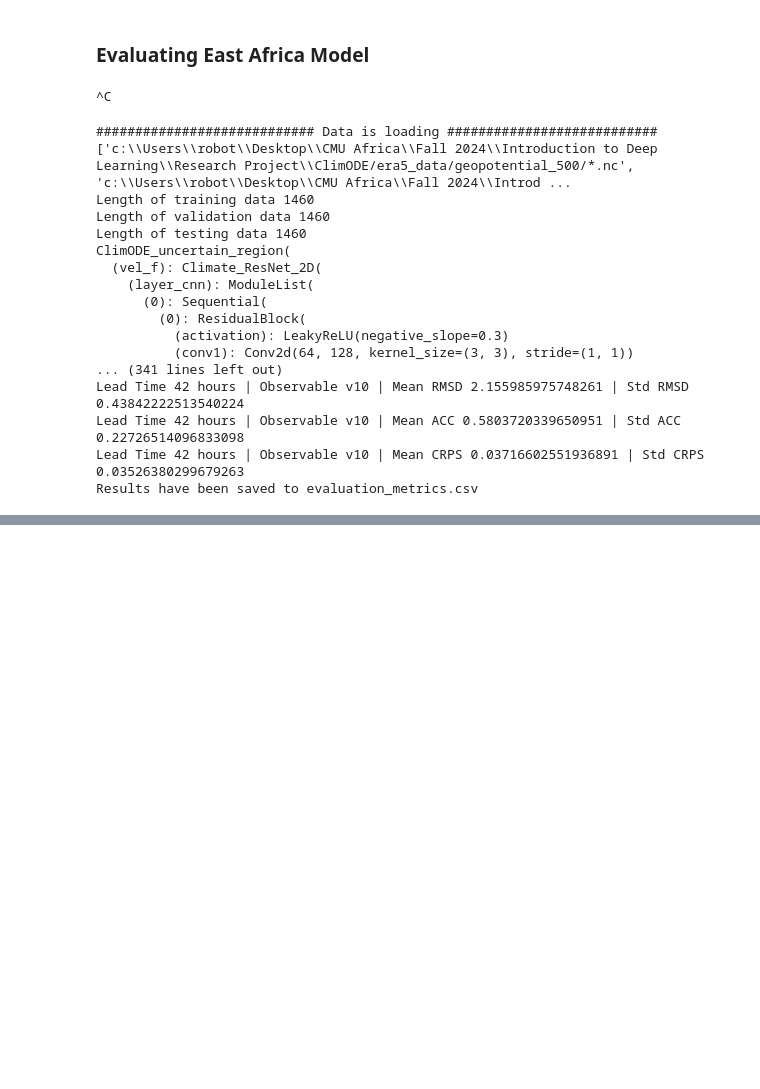
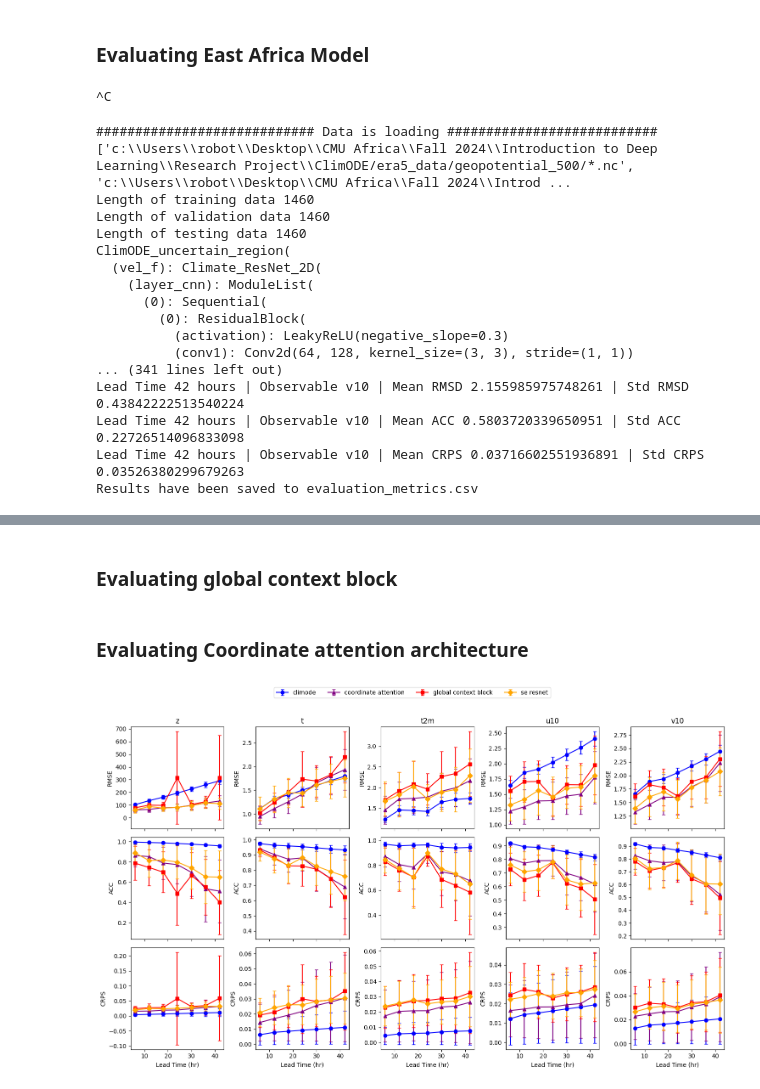
Before and after one commit to Kira-Floris/ClimODE, a Jupyter notebook: evaluation_notebook.ipynb, the cells around one changed output, grey strips where cells are left out. Cells and saved outputs as stored; diff of their text form; code cells hidden in the pictures; blank space fills up the shorter version.

```diff
--- a/evaluation_notebook.ipynb
+++ b/evaluation_notebook.ipynb
@@ -24 +49,3 @@ Results have been saved to evaluation_metrics.csv
+# %% [markdown]
+### Evaluating global context block
 # %%
@@ -25,0 +53,2 @@ Results have been saved to evaluation_metrics.csv
+# %% [markdown]
+### Evaluating Coordinate attention architecture
@@ -25,0 +57,73 @@ Results have been saved to evaluation_metrics.csv
+# %%
+import pandas as pd
+import matplotlib.pyplot as plt
+import numpy as np
+
+# Helper function to plot RMSE, ACC, and CRPS for a given dataset
+def plot_metrics(data, model_name, ax_rmse, ax_acc, ax_crps, color, marker):
+    observables = data['Observable'].unique()
+    lead_times = sorted(data['Lead Time (hours)'].unique())
+
+    for i, obs in enumerate(observables):
+        obs_data = data[data['Observable'] == obs]
+        # Plot RMSE
+        ax_rmse[i].errorbar(
+            lead_times, obs_data['Mean RMSD'], yerr=obs_data['Std RMSD'],
+            label=model_name, color=color, marker=marker, capsize=3
+        )
+        # Plot ACC
+        ax_acc[i].errorbar(
+            lead_times, obs_data['Mean ACC'], yerr=obs_data['Std ACC'],
+            label=model_name, color=color, marker=marker, capsize=3
+        )
+        # Plot CRPS
+        ax_crps[i].errorbar(
+            lead_times, obs_data['Mean CRPS'], yerr=obs_data['Std CRPS'],
+            label=model_name, color=color, marker=marker, capsize=3
+        )
+
+# Function to load data for each model and plot RMSE, ACC, and CRPS
+def load_and_plot(csv_files, model_names, colors, markers, ax_rmse, ax_acc, ax_crps):
+    for model_name, file_path in zip(model_names, csv_files):
+        # Load the dataset
+        data = pd.read_csv(file_path)
+        # Plot RMSE, ACC, and CRPS for the dataset
+        plot_metrics(data, model_name, ax_rmse, ax_acc, ax_crps, colors[model_name], markers[model_name])
+
+# Paths to CSV files for NODE, ClimaX, FCN, and ClimODE
+csv_files = [
+    "./evaluations/evaluation_metrics_baseline.csv",    # Replace with the actual file path for NODE
+    "./evaluations/evaluation_metrics_c_att.csv",      # Replace with the actual file path for ClimaX
+    "./evaluations/evaluation_metrics_gcb.csv",        # Replace with the actual file path for FCN
+    "./evaluations/evaluation_metrics_seresnet.csv"    # Replace with the actual file path for ClimODE
+]
+
+# Model names and properties
+model_names = ["climode", "coordinate attention", "global context block", "se resnet"]
+model_colors = {"climode": "blue", "coordinate attention": "purple", "global context block": "red", "se resnet": "orange"}
+model_markers = {"climode": "o", "coordinate attention": "^", "global context block": "s", "se resnet": "D"}
+
+# Prepare subplots for RMSE, ACC, and CRPS
+n_obs = 5  # Number of observables (z, t, t2m, u10, v10)
+fig, axes = plt.subplots(3, n_obs, figsize=(15, 9), sharex=True)
+
+# Load data for each model and plot
+load_and_plot(csv_files, model_names, model_colors, model_markers, axes[0], axes[1], axes[2])
+
+# Add titles, labels, and legends
+observables = ['z', 't', 't2m', 'u10', 'v10']  # Observable variables
+for i, obs in enumerate(observables):
+    axes[0][i].set_title(obs)
+    axes[0][i].set_ylabel('RMSE')
+    axes[1][i].set_ylabel('ACC')
+    axes[2][i].set_ylabel('CRPS')
+    axes[2][i].set_xlabel('Lead Time (hr)')
+
+# Set shared legend
+handles, labels = axes[0][0].get_legend_handles_labels()
+fig.legend(handles, labels, loc='upper center', ncol=len(model_colors), bbox_to_anchor=(0.5, 1.02))
+
+plt.tight_layout(rect=[0, 0, 1, 0.95])
+plt.show()
+# %% [output]
+[figure, added]
```
Also changed, not shown: parts of 5 cells of this notebook, 5 other files.
